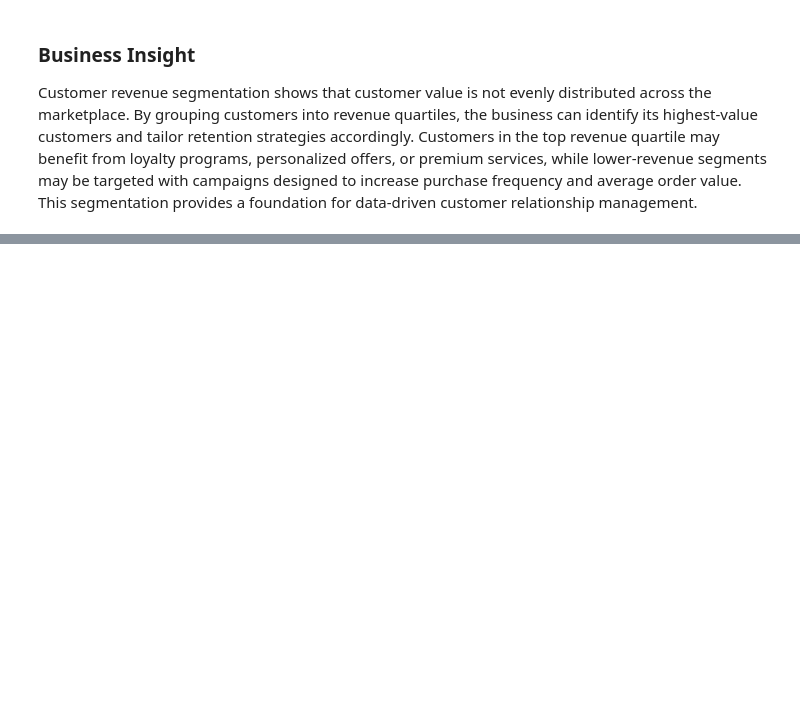
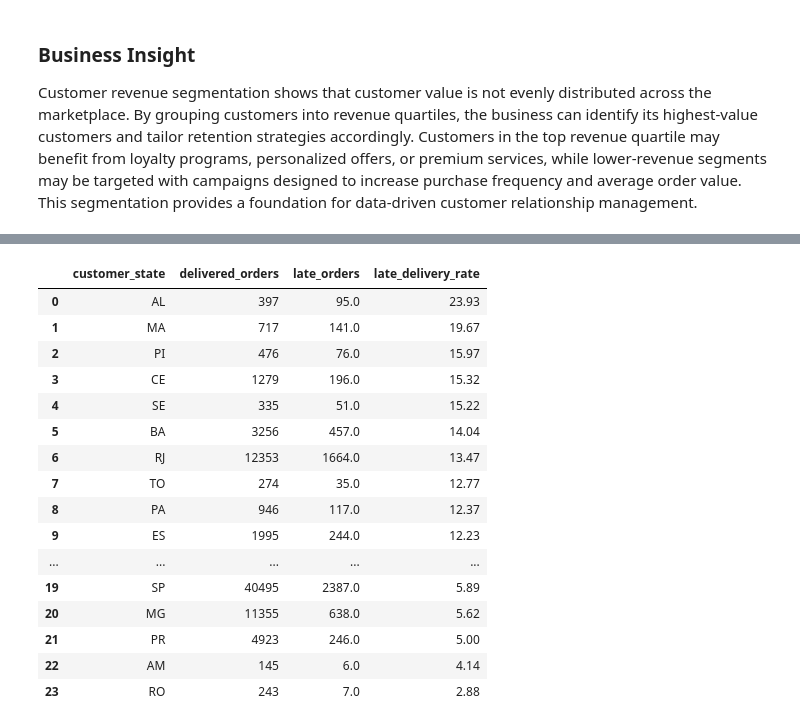
Before and after one commit to ttashi7/ecommerce-sales-intelligence, a Jupyter notebook: notebooks/04_sql_business_analysis.ipynb, the cells around one changed output, grey strips where cells are left out. Drawn from its saved outputs; the diff is of its cells as text; code cells hidden in the pictures; blank space fills up the shorter version.

```diff
--- a/notebooks/04_sql_business_analysis.ipynb
+++ b/notebooks/04_sql_business_analysis.ipynb
@@ -483,0 +1193,67 @@ Customer revenue segmentation shows that customer value is not evenly distribute
+# %%
+delivery_performance = con.sql("""
+WITH order_delivery AS (
+
+    SELECT
+        customer_state,
+        order_id,
+
+        MAX(
+            CASE
+                WHEN order_delivered_customer_date
+                     > order_estimated_delivery_date
+                THEN 1
+                ELSE 0
+            END
+        ) AS late_order
+
+    FROM master
+
+    WHERE order_delivered_customer_date IS NOT NULL
+
+    GROUP BY
+        customer_state,
+        order_id
+)
+
+SELECT
+    customer_state,
+
+    COUNT(*) AS delivered_orders,
+
+    SUM(late_order) AS late_orders,
+
+    ROUND(
+        SUM(late_order) * 100.0
+        / COUNT(*),
+        2
+    ) AS late_delivery_rate
+
+FROM order_delivery
+
+GROUP BY customer_state
+
+HAVING COUNT(*) >= 100
+
+ORDER BY late_delivery_rate DESC;
+""").df()
+
+delivery_performance
+# %% [output]
+|  | customer_state | delivered_orders | late_orders | late_delivery_rate |
+| 0 | AL | 397 | 95.0 | 23.93 |
+| 1 | MA | 717 | 141.0 | 19.67 |
+| 2 | PI | 476 | 76.0 | 15.97 |
+| 3 | CE | 1279 | 196.0 | 15.32 |
+| 4 | SE | 335 | 51.0 | 15.22 |
+| 5 | BA | 3256 | 457.0 | 14.04 |
+| 6 | RJ | 12353 | 1664.0 | 13.47 |
+| 7 | TO | 274 | 35.0 | 12.77 |
+| 8 | PA | 946 | 117.0 | 12.37 |
+| 9 | ES | 1995 | 244.0 | 12.23 |
+| ... | ... | ... | ... | ... |
+| 19 | SP | 40495 | 2387.0 | 5.89 |
+| 20 | MG | 11355 | 638.0 | 5.62 |
+| 21 | PR | 4923 | 246.0 | 5.00 |
+| 22 | AM | 145 | 6.0 | 4.14 |
+| 23 | RO | 243 | 7.0 | 2.88 |
```
Also changed, not shown: parts of 31 cells of this notebook, 1 other file.
